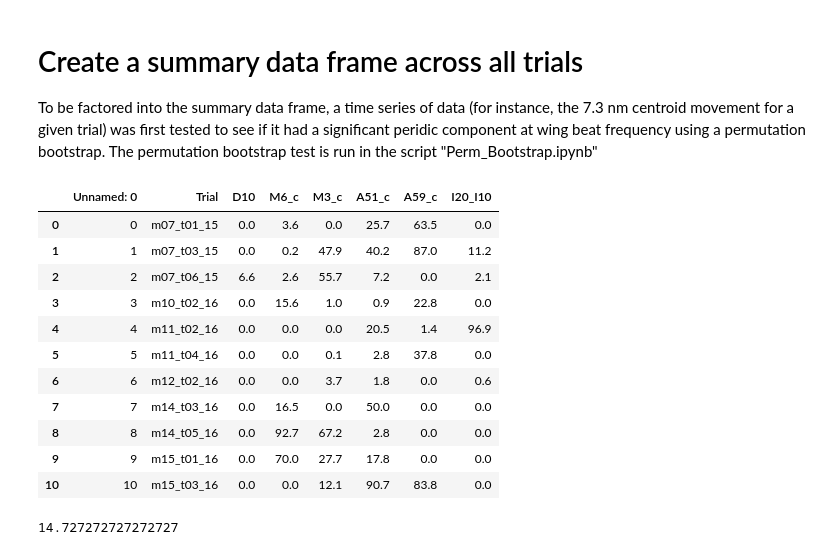
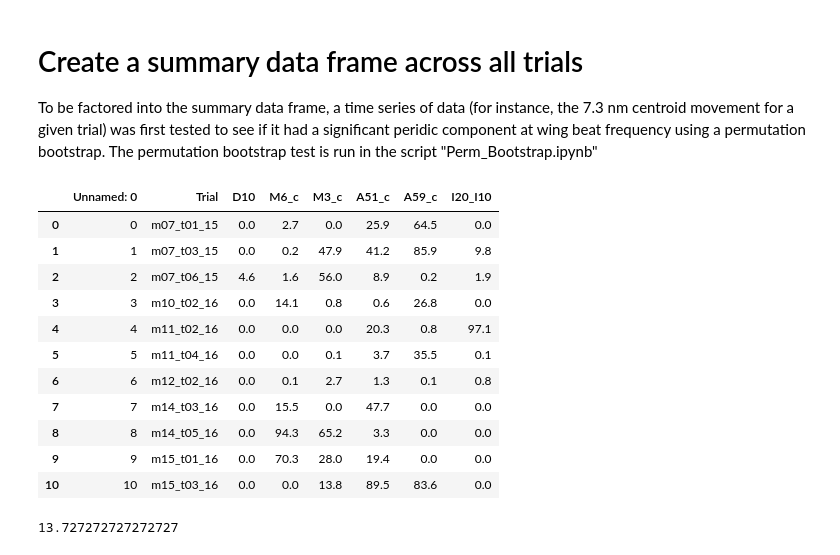
Before and after one commit to SageMay/In_vivo_Myofilament_Lattice_Kinematics, a Jupyter notebook: Analysis/Summary.ipynb, the cells around one changed output. Saved outputs shown, nothing was run; the diff lists cells and outputs as text; code cells hidden in the pictures.

```diff
--- a/Analysis/Summary.ipynb
+++ b/Analysis/Summary.ipynb
@@ -303,21 +315,22 @@ for trial in acceptable_trials:
 summary = pandas.DataFrame({'Trial' : trials})
 # %%
 # Load in the permutation bootstrap data.
-perm_bootstrap = pandas.read_csv('/Users/sagemalingen/Desktop/A17/Perm_bootstrap.csv')
+perm_bootstrap = pandas.read_csv('Perm_bootstrap.csv')
+    # pandas.read_csv('/Users/sagemalingen/Desktop/A17/Perm_bootstrap.csv')
 perm_bootstrap
 # %% [output]
 |  | Unnamed: 0 | Trial | D10 | M6_c | M3_c | A51_c | A59_c | I20_I10 |
-| 0 | 0 | m07_t01_15 | 0.0 | 3.6 | 0.0 | 25.7 | 63.5 | 0.0 |
-| 1 | 1 | m07_t03_15 | 0.0 | 0.2 | 47.9 | 40.2 | 87.0 | 11.2 |
-| 2 | 2 | m07_t06_15 | 6.6 | 2.6 | 55.7 | 7.2 | 0.0 | 2.1 |
-| 3 | 3 | m10_t02_16 | 0.0 | 15.6 | 1.0 | 0.9 | 22.8 | 0.0 |
-| 4 | 4 | m11_t02_16 | 0.0 | 0.0 | 0.0 | 20.5 | 1.4 | 96.9 |
-| 5 | 5 | m11_t04_16 | 0.0 | 0.0 | 0.1 | 2.8 | 37.8 | 0.0 |
-| 6 | 6 | m12_t02_16 | 0.0 | 0.0 | 3.7 | 1.8 | 0.0 | 0.6 |
-| 7 | 7 | m14_t03_16 | 0.0 | 16.5 | 0.0 | 50.0 | 0.0 | 0.0 |
-| 8 | 8 | m14_t05_16 | 0.0 | 92.7 | 67.2 | 2.8 | 0.0 | 0.0 |
-| 9 | 9 | m15_t01_16 | 0.0 | 70.0 | 27.7 | 17.8 | 0.0 | 0.0 |
-| 10 | 10 | m15_t03_16 | 0.0 | 0.0 | 12.1 | 90.7 | 83.8 | 0.0 |
+| 0 | 0 | m07_t01_15 | 0.0 | 2.7 | 0.0 | 25.9 | 64.5 | 0.0 |
+| 1 | 1 | m07_t03_15 | 0.0 | 0.2 | 47.9 | 41.2 | 85.9 | 9.8 |
+| 2 | 2 | m07_t06_15 | 4.6 | 1.6 | 56.0 | 8.9 | 0.2 | 1.9 |
+| 3 | 3 | m10_t02_16 | 0.0 | 14.1 | 0.8 | 0.6 | 26.8 | 0.0 |
+| 4 | 4 | m11_t02_16 | 0.0 | 0.0 | 0.0 | 20.3 | 0.8 | 97.1 |
+| 5 | 5 | m11_t04_16 | 0.0 | 0.0 | 0.1 | 3.7 | 35.5 | 0.1 |
+| 6 | 6 | m12_t02_16 | 0.0 | 0.1 | 2.7 | 1.3 | 0.1 | 0.8 |
+| 7 | 7 | m14_t03_16 | 0.0 | 15.5 | 0.0 | 47.7 | 0.0 | 0.0 |
+| 8 | 8 | m14_t05_16 | 0.0 | 94.3 | 65.2 | 3.3 | 0.0 | 0.0 |
+| 9 | 9 | m15_t01_16 | 0.0 | 70.3 | 28.0 | 19.4 | 0.0 | 0.0 |
+| 10 | 10 | m15_t03_16 | 0.0 | 0.0 | 13.8 | 89.5 | 83.6 | 0.0 |
 # %%
 # Prescribe the full size of summary and all of the columns names
 
@@ -336,10 +349,10 @@ for column_name in column_names:
 
 num_peaks = []
 for trial in acceptable_trials:
-    file = '/Users/sagemalingen/Desktop/A17/Process/' + trial + '_det.csv'
+    file = '../DataProcessing/ProcessedData_428/' + trial + '_det.csv'
     d = pandas.read_csv(file)
     num_peaks.append(sum(d.peaks))
 np.mean(np.array(num_peaks))
 # %% [output]
-14.727272727272727
+13.727272727272727
 # %%
```
Also changed, not shown: parts of 15 cells of this notebook, 47 other files.
